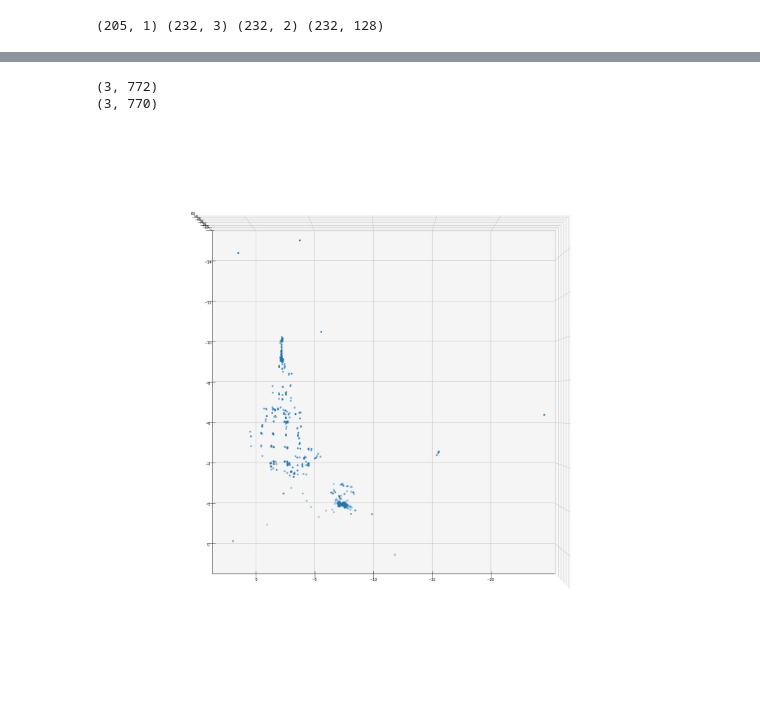
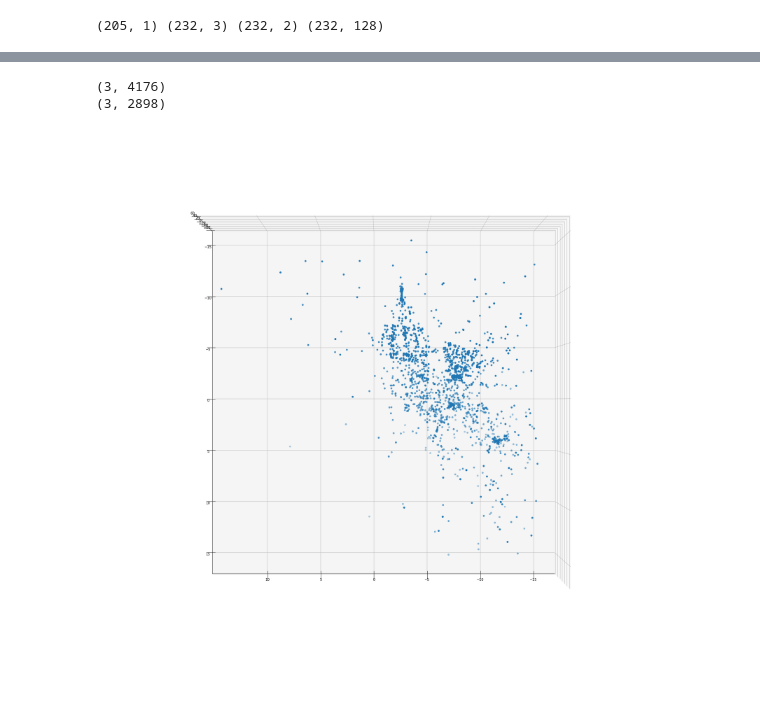
Before and after one commit to henrfj/02504-Computer-Vision, a Jupyter notebook: ex11_VO_1.ipynb, the cells around one changed output, grey strips where cells are left out. Cells and saved outputs as stored; diff of their text form; code cells hidden in the pictures.

```diff
--- a/ex11_VO_1.ipynb
+++ b/ex11_VO_1.ipynb
@@ -348,6 +347,7 @@ prev_points = trans2.copy()             # Only keep valid
 #prev_points = point2                   # keep all points
 P_prev = P2.copy()                      # World-coordinate pose: TODO: maybe we need pose not pos?
 Q_prev = Q.copy()                       # Landmarks
+#prev_matches = validmatch12.copy()
 #######  Book-keeping ########
 all_Qs = [Q]
 all_ts = [tvec]
@@ -363,21 +363,27 @@ for i in tqdm(range(3, len(images))):
     new_points, new_kp, new_des = get_all_sift(current_frame)
 
     # Match keypoints
-    matches = match_sift(prev_des, new_des)
+    new_matches = match_sift(prev_des, new_des)
 
-    # Recover essential matries - ONLY FOR FILTERING INLIERS.
-    _, Emask = cv2.findEssentialMat(prev_points[matches[:, 0], :], new_points[matches[:, 1], :], K, method=cv2.RANSAC)
 
-    # Recover relative pose - NO! Do this by PnP
-    #_, R_new, t_new, _ = cv2.recoverPose(E, prev_points[matches[:, 0], :], new_points[matches[:, 1], :], K)
-    #P_new = K@np.hstack((R_new, t_new))
+    """ use 11.3 to get transitive points
+    _, idx01, idx12 = np.intersect1d(prev_matches[:,1], new_matches[:,0], return_indices=True)
 
-    # Filter matches based on inliers
-    matches_filtered = matches[np.where(Emask>0)[0]]
+    # Extracting the valid matches - that go throughout the images
+    trans_matches = new_matches[idx12, :]
+    print(trans_matches.shape, new_matches.shape)
 
+
+    # Extract the points belonging to the valid matches
+    prev_idx = trans_matches[:, 0]
+    new_idx = trans_matches[:, 1]
+    """
+
+    """ Or... Simple approach """
     # Extract the points belonging to the valid matches!
-    prev_idx = matches_filtered[:, 0]
-    new_idx = matches_filtered[:, 1]
+    prev_idx = new_matches[:, 0]
+    new_idx = new_matches[:, 1]
+
 
     # Extract "transitive" points and cast to float.
     prev_trans = prev_points[prev_idx, :].astype(np.float32)
@@ -386,7 +392,6 @@ for i in tqdm(range(3, len(images))):
     new_trans = new_points[new_idx, :].astype(np.float32)
 
     # PnP to get position
-    # TODO: ...
     _, rvec, tvec, inliers = cv2.solvePnPRansac(Q_prev_trans.T, new_trans, K, None)
     rot, _ = cv2.Rodrigues(rvec)
     #tvec = -rot.T.dot(tvec)
@@ -404,8 +409,9 @@ for i in tqdm(range(3, len(images))):
     all_ts.append(tvec)
     all_Rs.append(rot)
     #
-    prev_des = valid_des.copy()        # Only valid
-    prev_points = new_trans.copy()     # Only valid
-    P_prev = P_new.copy()              # World-coordinate pose
-    Q_prev = Q_new.copy()              # Landmarks
+    prev_des = valid_des.copy()         # Only valid
+    prev_points = new_trans.copy()      # Only valid
+    P_prev = P_new.copy()               # World-coordinate pose
+    Q_prev = Q_new.copy()               # Landmarks
+    #prev_matches = trans_matches.copy() # Matches
     #
@@ -455,14 +452,14 @@ for i in range(len(all_ts)):
 # %%
 Qs = np.hstack(all_Qs)
 print(Qs.shape)
-Q_filter = filter_points(Qs)
+Q_filter = filter_points(Qs, 15, 15, 60)
 print(Q_filter.shape)
 
 fig = plt.figure(figsize=(30, 30))
 ax = fig.add_subplot(projection="3d")
 ax.scatter(Q_filter[0, :], Q_filter[1, :], Q_filter[2, :]);
 ax.view_init(90, 90);
 # %% [output]
-(3, 772)
-(3, 770)
+(3, 4176)
+(3, 2898)
-[figure, old version]
+[figure, new version]
```
Also changed, not shown: parts of 6 cells of this notebook.
